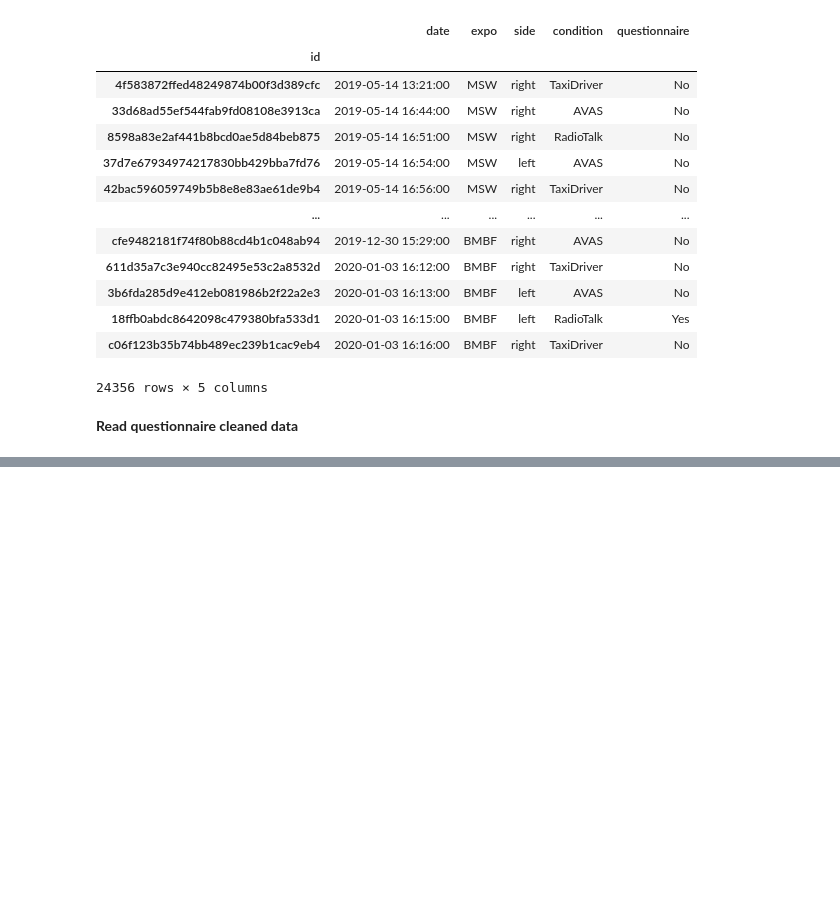
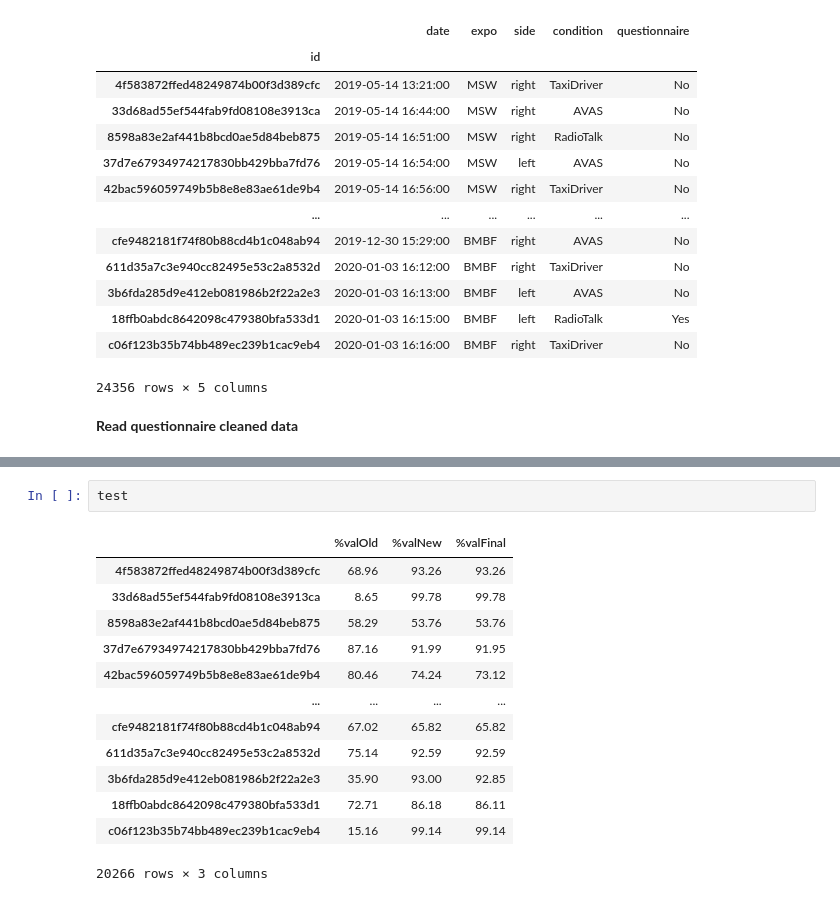
Before and after one commit to mvidaldp/msw-bmbf_da, a Jupyter notebook: checks/check_valid.ipynb, the cells around one changed output, grey strips where cells are left out. Saved outputs shown, nothing was run; the diff lists cells and outputs as text; blank space fills up the shorter version.

```diff
--- a/checks/check_valid.ipynb
+++ b/checks/check_valid.ipynb
@@ -72 +188,17 @@ quests
+# %%
+test
+# %% [output]
+|  | %valOld | %valNew | %valFinal |
+| 4f583872ffed48249874b00f3d389cfc | 68.96 | 93.26 | 93.26 |
+| 33d68ad55ef544fab9fd08108e3913ca | 8.65 | 99.78 | 99.78 |
+| 8598a83e2af441b8bcd0ae5d84beb875 | 58.29 | 53.76 | 53.76 |
+| 37d7e67934974217830bb429bba7fd76 | 87.16 | 91.99 | 91.95 |
+| 42bac596059749b5b8e8e83ae61de9b4 | 80.46 | 74.24 | 73.12 |
+| ... | ... | ... | ... |
+| cfe9482181f74f80b88cd4b1c048ab94 | 67.02 | 65.82 | 65.82 |
+| 611d35a7c3e940cc82495e53c2a8532d | 75.14 | 92.59 | 92.59 |
+| 3b6fda285d9e412eb081986b2f22a2e3 | 35.90 | 93.00 | 92.85 |
+| 18ffb0abdc8642098c479380bfa533d1 | 72.71 | 86.18 | 86.11 |
+| c06f123b35b74bb489ec239b1cac9eb4 | 15.16 | 99.14 | 99.14 |
+20266 rows × 3 columns
 # %%
```
Also changed, not shown: parts of 8 cells of this notebook, 3 other files.
